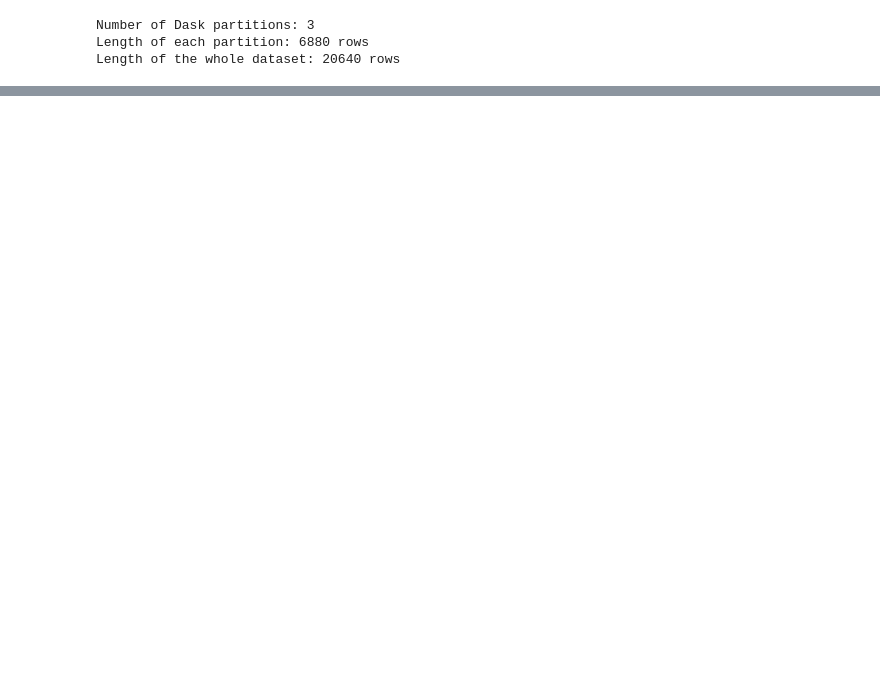
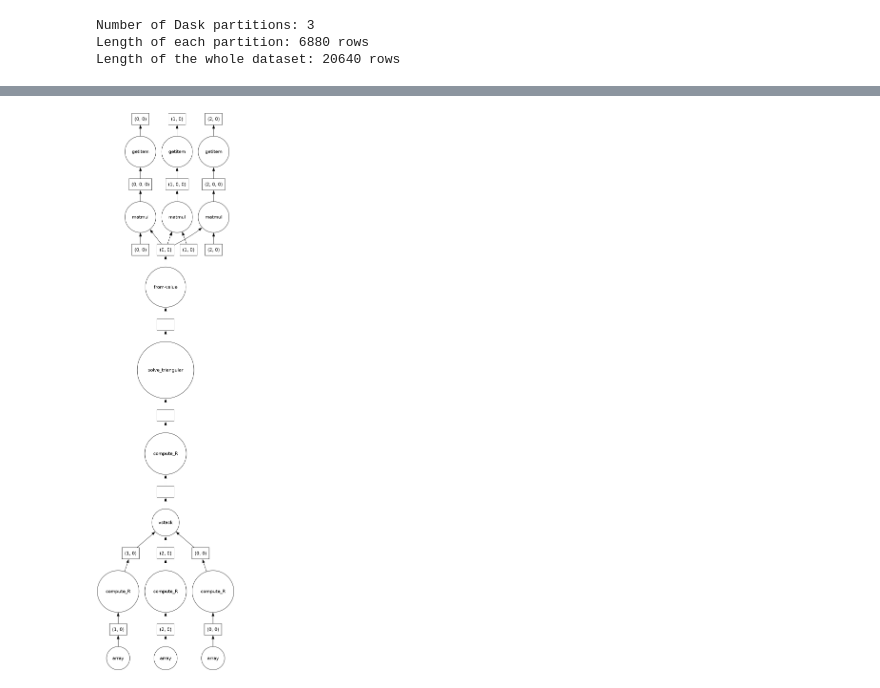
Before and after one commit to AlessandroMiotto/MAPD_project, a Jupyter notebook: Indirect.ipynb, the cells around one changed output, grey strips where cells are left out. Cells and saved outputs as stored; diff of their text form; code cells hidden in the pictures; blank space fills up the shorter version.

```diff
--- a/Indirect.ipynb
+++ b/Indirect.ipynb
@@ -261,0 +320,4 @@ Wall time: 36.4 ms
+# %%
+%%time
+
+Q_da_full, R_da_full = indirect_parallel_delayed(X_da)   # X_da is already splitted into three partitions
@@ -261,0 +327,5 @@ Wall time: 36.4 ms
+# %%
+
+Q_da_full.visualize("fig/q_full_graph.png")
+# %% [output]
+[figure, added]
```
Also changed, not shown: parts of 32 cells of this notebook, 4 other files.
